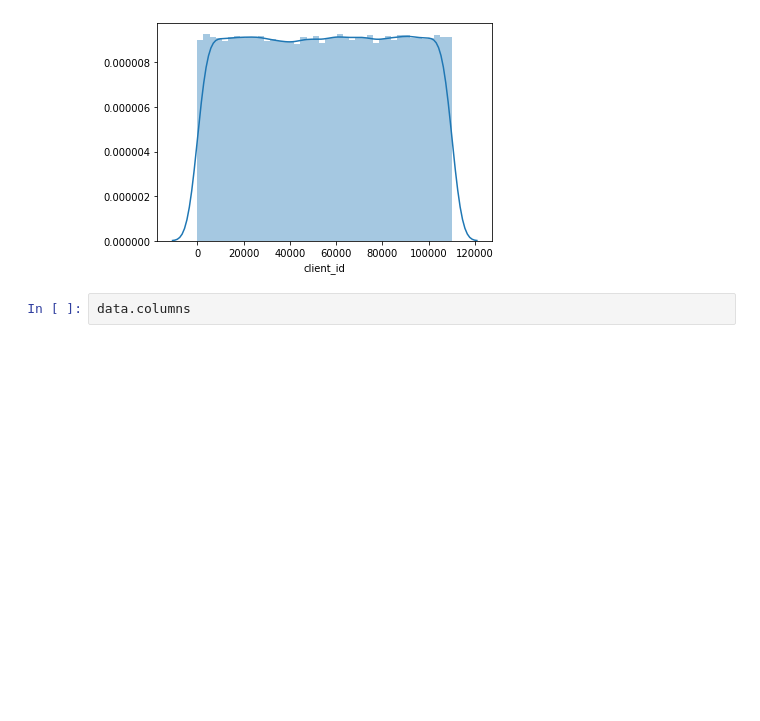
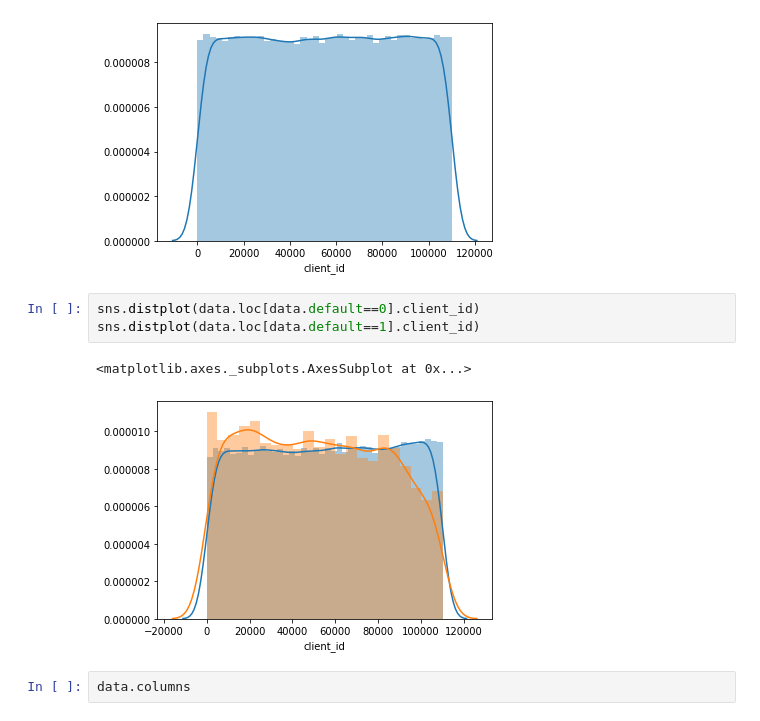
Before and after one commit to Urusut/IvanovDmitryV, a Jupyter notebook: Unit_5/Project_4_draft.ipynb, the cells around one changed output. Drawn from its saved outputs; the diff is of its cells as text; blank space fills up the shorter version.

```diff
--- a/Unit_5/Project_4_draft.ipynb
+++ b/Unit_5/Project_4_draft.ipynb
@@ -73,6 +99,12 @@ sns.distplot(data.client_id)
 # %% [output]
 <matplotlib.axes._subplots.AxesSubplot at 0x...>
 [figure]
+# %%
+sns.distplot(data.loc[data.default==0].client_id)
+sns.distplot(data.loc[data.default==1].client_id)
+# %% [output]
+<matplotlib.axes._subplots.AxesSubplot at 0x...>
+[figure, added]
 # %%
 data.columns
 # %% [output]
```
Also changed, not shown: parts of 16 cells of this notebook, 1 other file.
